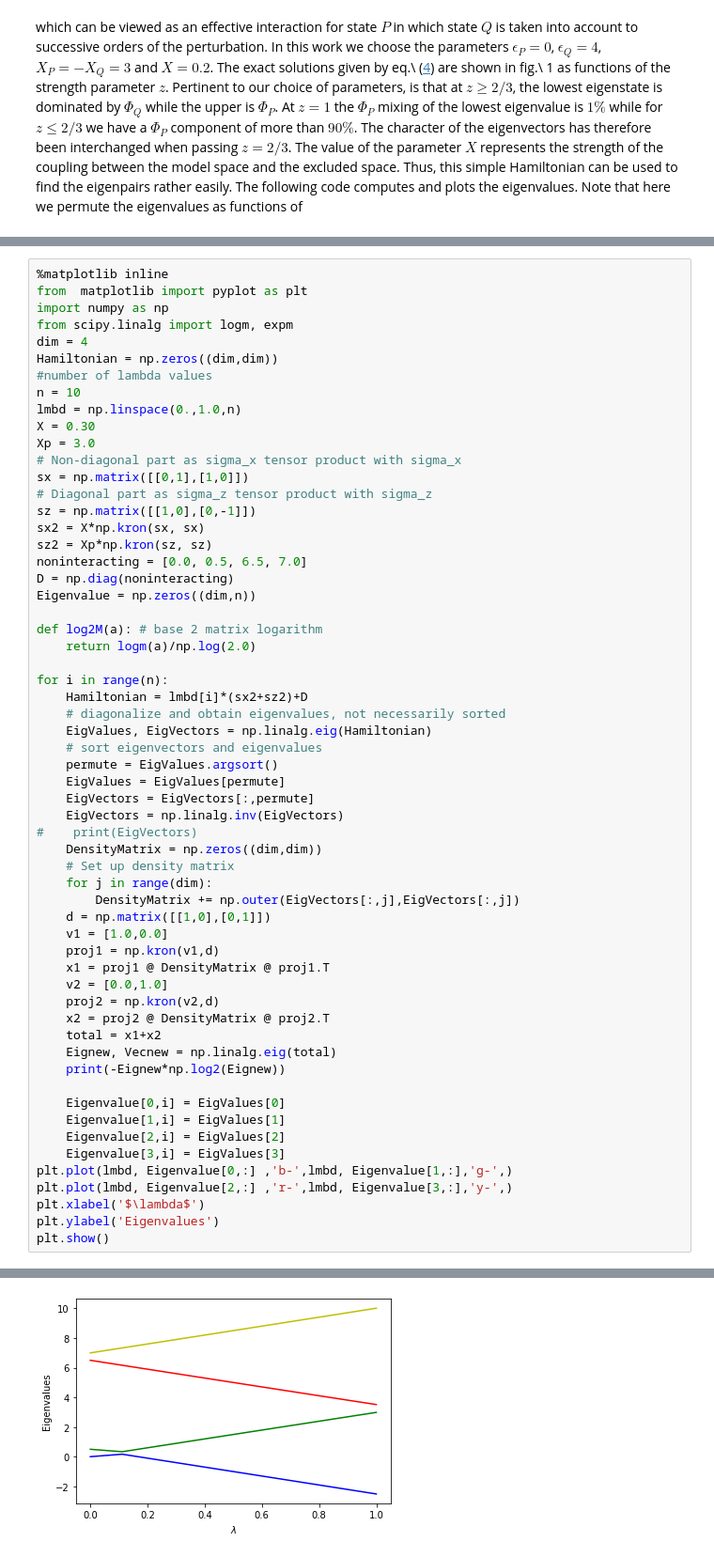
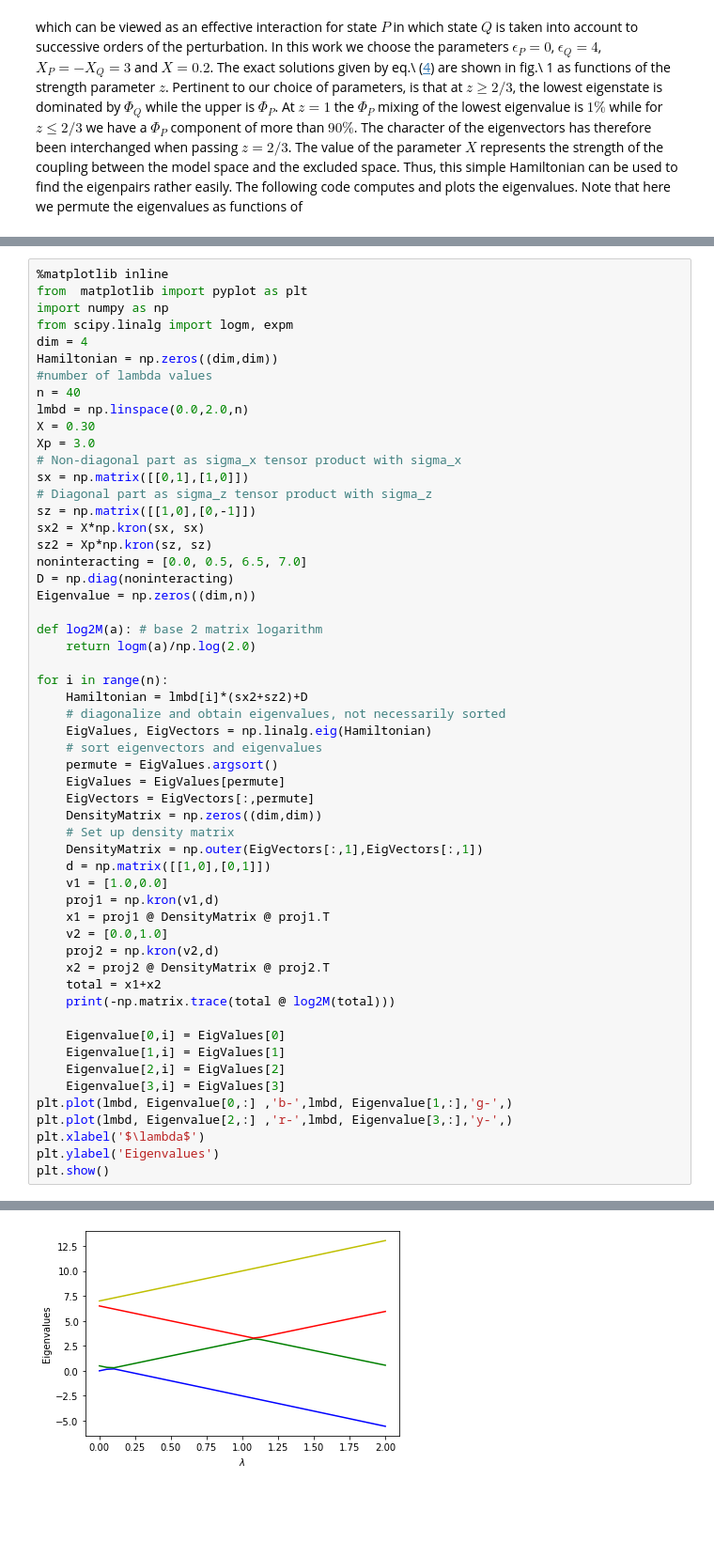
Before and after one commit to ManyBodyPhysics/QuantumProject, a Jupyter notebook: doc/src/PaperMaterial/model.ipynb, the cells around one changed output, grey strips where cells are left out. Shown: that part at 94% size. Saved outputs shown, nothing was run; the diff lists cells and outputs as text; blank space fills up the shorter version.

```diff
--- a/doc/src/PaperMaterial/model.ipynb
+++ b/doc/src/PaperMaterial/model.ipynb
@@ -155,8 +157,8 @@ from scipy.linalg import logm, expm
 dim = 4
 Hamiltonian = np.zeros((dim,dim))
 #number of lambda values
-n = 10
-lmbd = np.linspace(0.,1.0,n)
+n = 40
+lmbd = np.linspace(0.0,2.0,n)
 X = 0.30
 Xp = 3.0
 # Non-diagonal part as sigma_x tensor product with sigma_x
@@ -180,12 +182,9 @@ for i in range(n):
     permute = EigValues.argsort()
     EigValues = EigValues[permute]
     EigVectors = EigVectors[:,permute]
-    EigVectors = np.linalg.inv(EigVectors)
-#    print(EigVectors)
     DensityMatrix = np.zeros((dim,dim))
     # Set up density matrix
-    for j in range(dim):
-        DensityMatrix += np.outer(EigVectors[:,j],EigVectors[:,j])
+    DensityMatrix = np.outer(EigVectors[:,1],EigVectors[:,1])
     d = np.matrix([[1,0],[0,1]])
     v1 = [1.0,0.0]
     proj1 = np.kron(v1,d)
@@ -194,8 +193,7 @@ for i in range(n):
     proj2 = np.kron(v2,d)
     x2 = proj2 @ DensityMatrix @ proj2.T
     total = x1+x2
-    Eignew, Vecnew = np.linalg.eig(total)
-    print(-Eignew*np.log2(Eignew))
+    print(-np.matrix.trace(total @ log2M(total)))
 
     Eigenvalue[0,i] = EigValues[0]
     Eigenvalue[1,i] = EigValues[1]
@@ -220,4 +225,4 @@ plt.show()
-[figure, old version]
+[figure, new version]
 # %%
 %matplotlib inline
 from  matplotlib import pyplot as plt
```
Also changed, not shown: parts of 7 cells of this notebook.
